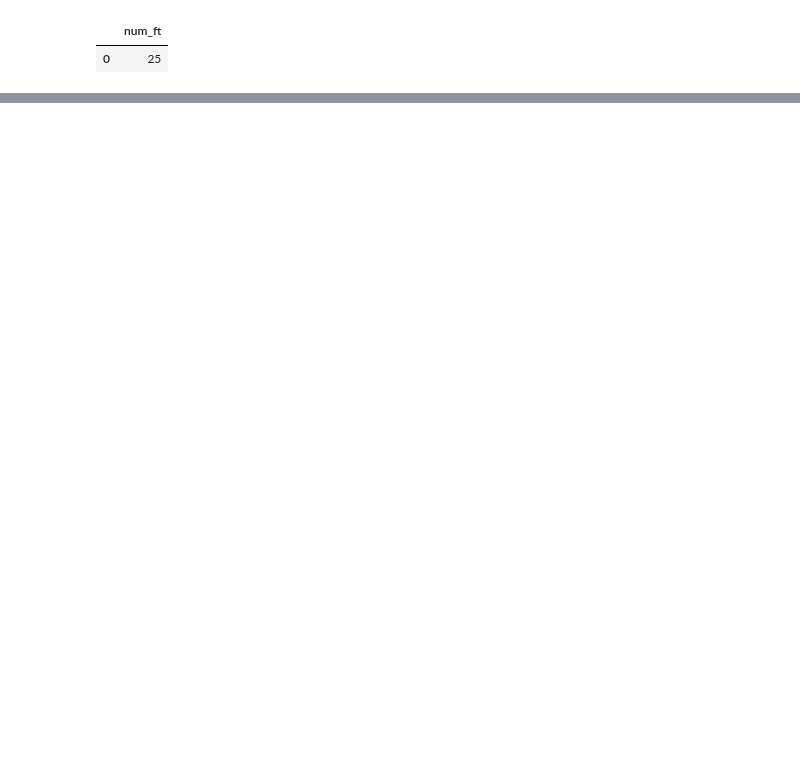
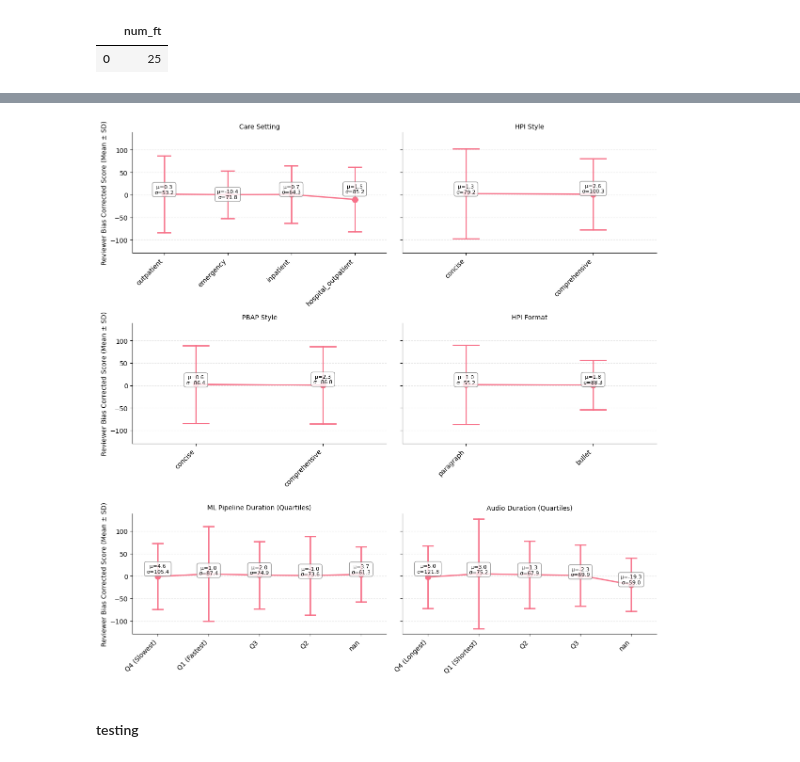
Before and after one commit to maggiechen-abridge/analyses, a Jupyter notebook: feedback/feedback.ipynb, the cells around one changed output, grey strips where cells are left out. Cells and saved outputs as stored; diff of their text form; code cells hidden in the pictures; blank space fills up the shorter version.

```diff
--- a/feedback/feedback.ipynb
+++ b/feedback/feedback.ipynb
@@ -387,0 +504,53 @@ quality_scores_df.groupby(['care_setting', 'hpi_style'])['Note_Quality_Score'].a
+# %%
+# Create separate plot showing mean and standard deviation by factors
+# Calculate mean and std for each factor
+stats_df = plot_data_long.groupby(['factor_name', 'factor_value'])['Reviewer_Bias_Corrected_Score'].agg([
+    ('mean', 'mean'),
+    ('std', 'std'),
+    ('count', 'count')
+]).reset_index()
+
+# Create point plot with error bars showing mean ± std
+g2 = sns.catplot(
+    data=plot_data_long,
+    x='factor_value',
+    y='Reviewer_Bias_Corrected_Score',
+    col='factor_name',
+    kind='point',
+    col_wrap=2,
+    height=4,
+    aspect=1.5,
+    sharex=False,
+    sharey=True,
+    errorbar='sd',  # Show standard deviation as error bars
+    capsize=0.2,
+    markers='o',
+    linestyles='-',
+    linewidth=2,
+    markersize=8
+)
+
+# Customize plots
+g2.set_axis_labels('', 'Reviewer Bias Corrected Score (Mean ± SD)')
+g2.set_titles('{col_name}')
+g2.set_xticklabels(rotation=45, ha='right')
+
+# Add grid and mean value annotations
+for ax, factor_name in zip(g2.axes.flat, g2.col_names):
+    ax.grid(True, alpha=0.3, axis='y', linestyle='--')
+    # Add mean value text annotations
+    factor_stats = stats_df[stats_df['factor_name'] == factor_name].sort_values('factor_value')
+    for idx, (_, row) in enumerate(factor_stats.iterrows()):
+        ax.text(
+            idx, row['mean'],
+            f"μ={row['mean']:.1f}\nσ={row['std']:.1f}",
+            ha='center', va='bottom', fontsize=8,
+            bbox=dict(boxstyle='round,pad=0.4', facecolor='white', alpha=0.8, edgecolor='gray')
+        )
+
+plt.tight_layout()
+plt.show()
+# %% [output]
+[figure, added]
+# %% [markdown]
+#### testing
```
Also changed, not shown: parts of 23 cells of this notebook.
